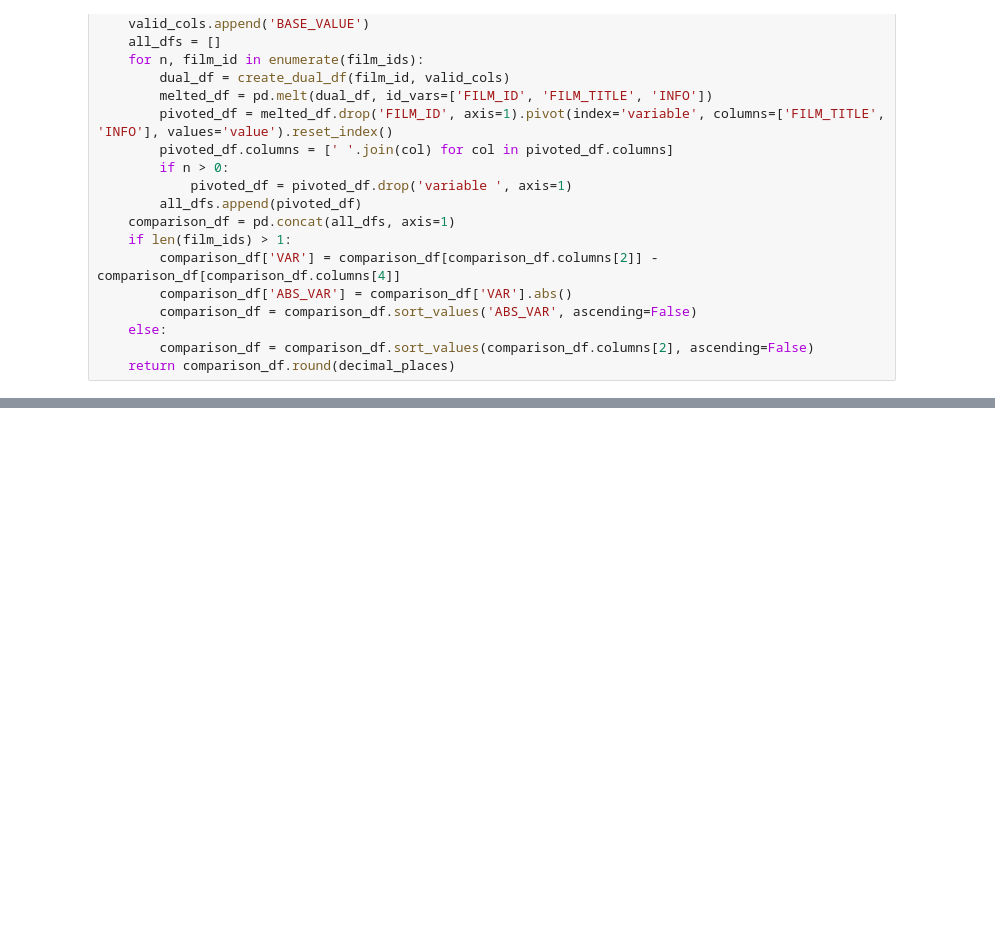
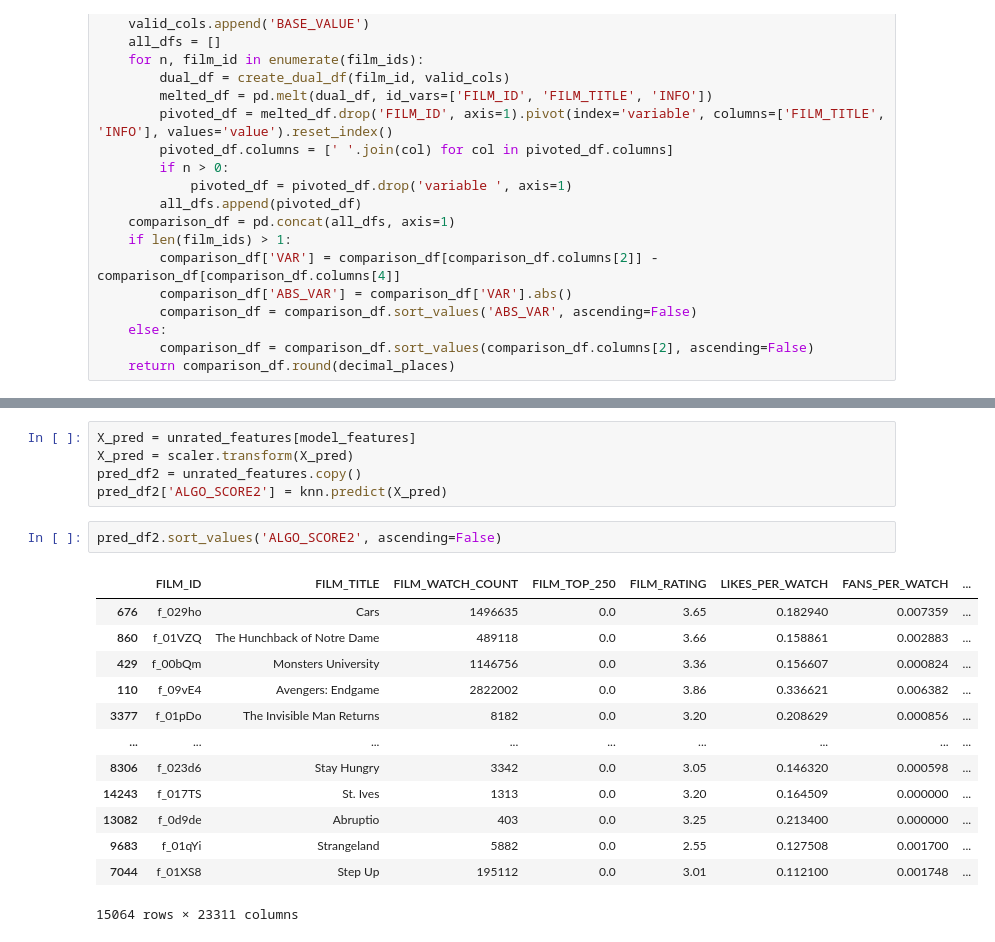
Before and after one commit to TD1138/letterboxd-app, a Jupyter notebook: lib/notebooks/AlgoDebugging.ipynb, the cells around one changed output, grey strips where cells are left out. Drawn from its saved outputs; the diff is of its cells as text; blank space fills up the shorter version.

```diff
--- a/lib/notebooks/AlgoDebugging.ipynb
+++ b/lib/notebooks/AlgoDebugging.ipynb
@@ -156,0 +496,21 @@ sns.scatterplot(pred_df, x='FILM_RATING', y='EITHER_SCORE', hue='RATED')
+# %%
+X_pred = unrated_features[model_features]
+X_pred = scaler.transform(X_pred)
+pred_df2 = unrated_features.copy()
+pred_df2['ALGO_SCORE2'] = knn.predict(X_pred)
+# %%
+pred_df2.sort_values('ALGO_SCORE2', ascending=False)
+# %% [output]
+|  | FILM_ID | FILM_TITLE | FILM_WATCH_COUNT | FILM_TOP_250 | FILM_RATING | LIKES_PER_WATCH | FANS_PER_WATCH | ... |
+| 676 | f_029ho | Cars | 1496635 | 0.0 | 3.65 | 0.182940 | 0.007359 | ... |
+| 860 | f_01VZQ | The Hunchback of Notre Dame | 489118 | 0.0 | 3.66 | 0.158861 | 0.002883 | ... |
+| 429 | f_00bQm | Monsters University | 1146756 | 0.0 | 3.36 | 0.156607 | 0.000824 | ... |
+| 110 | f_09vE4 | Avengers: Endgame | 2822002 | 0.0 | 3.86 | 0.336621 | 0.006382 | ... |
+| 3377 | f_01pDo | The Invisible Man Returns | 8182 | 0.0 | 3.20 | 0.208629 | 0.000856 | ... |
+| ... | ... | ... | ... | ... | ... | ... | ... | ... |
+| 8306 | f_023d6 | Stay Hungry | 3342 | 0.0 | 3.05 | 0.146320 | 0.000598 | ... |
+| 14243 | f_017TS | St. Ives | 1313 | 0.0 | 3.20 | 0.164509 | 0.000000 | ... |
+| 13082 | f_0d9de | Abruptio | 403 | 0.0 | 3.25 | 0.213400 | 0.000000 | ... |
+| 9683 | f_01qYi | Strangeland | 5882 | 0.0 | 2.55 | 0.127508 | 0.001700 | ... |
+| 7044 | f_01XS8 | Step Up | 195112 | 0.0 | 3.01 | 0.112100 | 0.001748 | ... |
+15064 rows × 23311 columns
```
Also changed, not shown: parts of 18 cells of this notebook.
